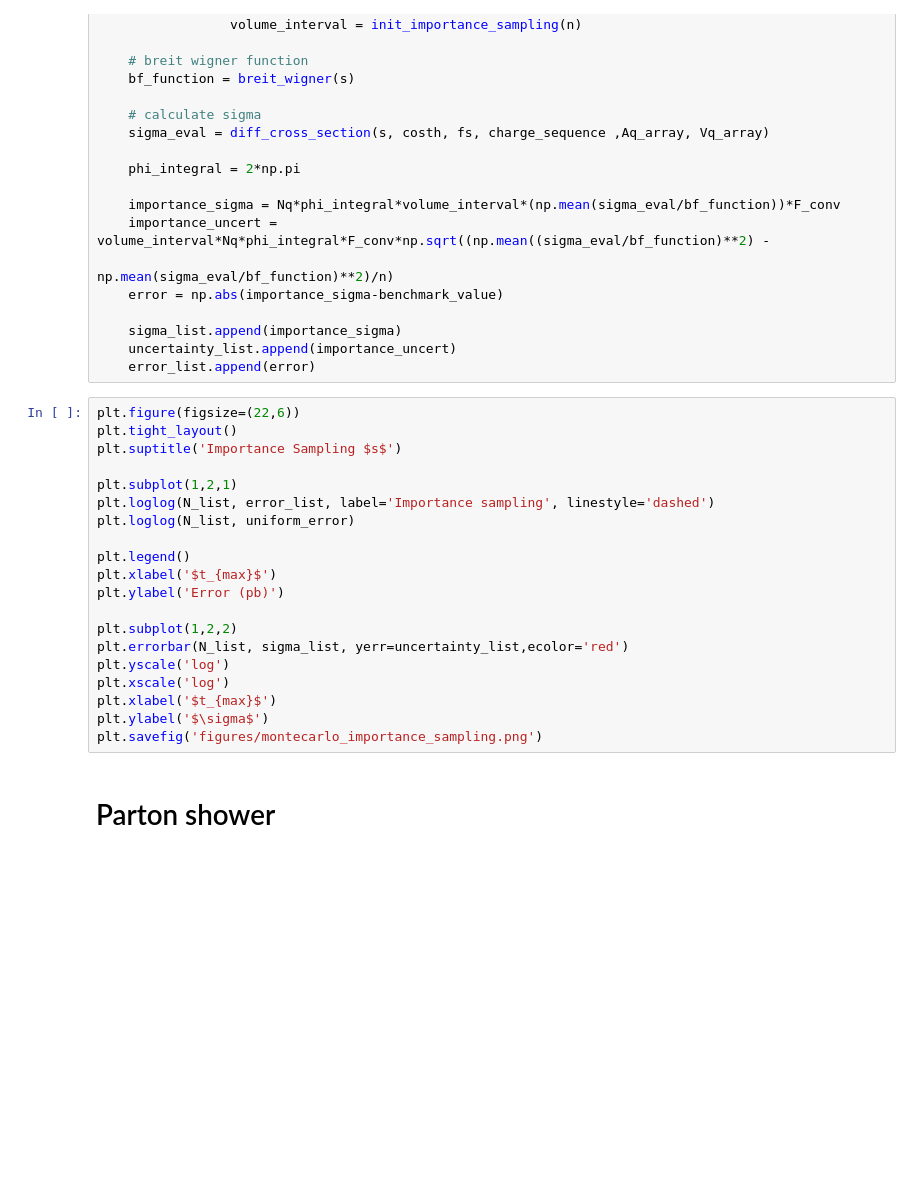
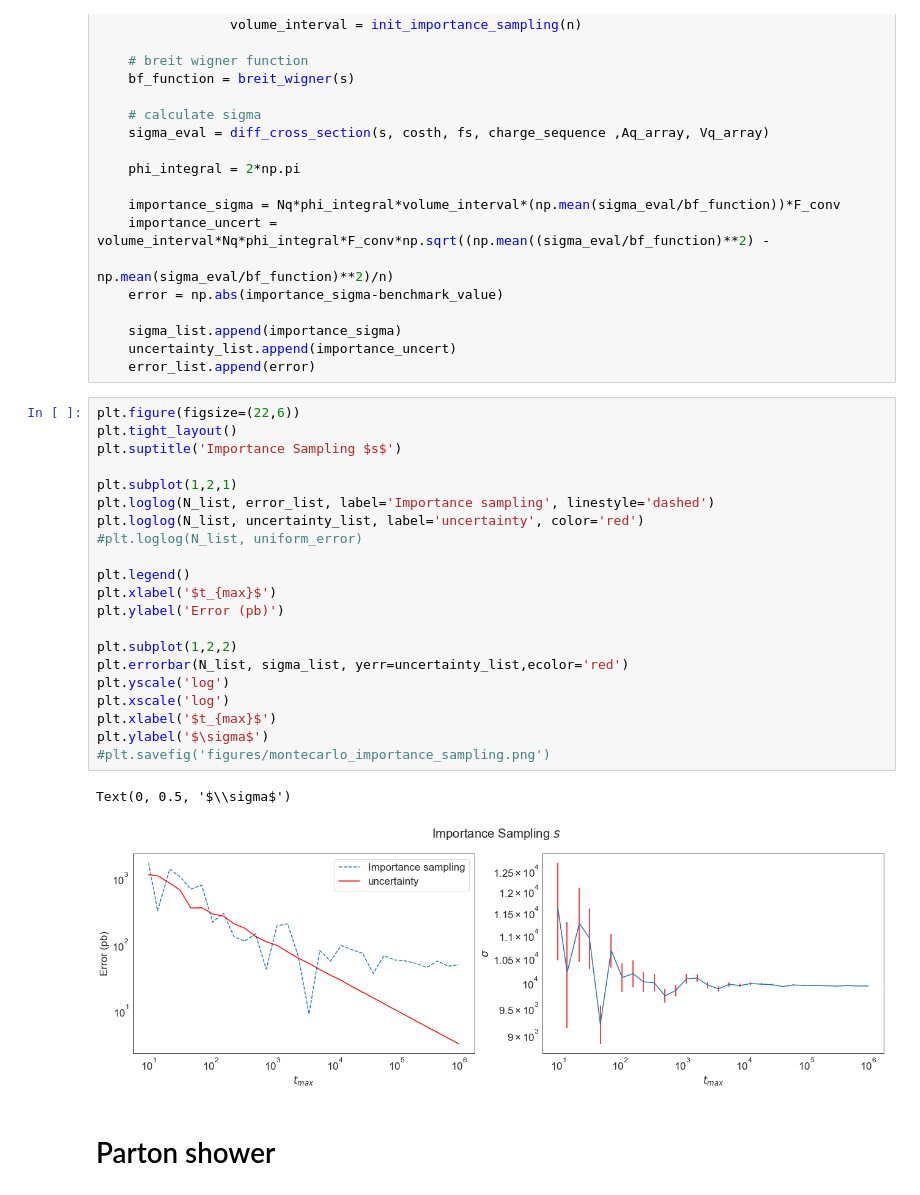
Before and after one commit to Ssalazar12/Physics, a Jupyter notebook: montecarlo_qcd/problem_1_montecarlo.ipynb, the cells around one changed output. Cells and saved outputs as stored; diff of their text form; blank space fills up the shorter version.

```diff
--- a/montecarlo_qcd/problem_1_montecarlo.ipynb
+++ b/montecarlo_qcd/problem_1_montecarlo.ipynb
@@ -479,23 +513,27 @@ for n in N_list:
 # %%
 plt.figure(figsize=(22,6))
 plt.tight_layout()
 plt.suptitle('Importance Sampling $s$')
 
 plt.subplot(1,2,1)
 plt.loglog(N_list, error_list, label='Importance sampling', linestyle='dashed')
-plt.loglog(N_list, uniform_error)
+plt.loglog(N_list, uncertainty_list, label='uncertainty', color='red')
+#plt.loglog(N_list, uniform_error)
 
 plt.legend()
 plt.xlabel('$t_{max}$')
 plt.ylabel('Error (pb)')
 
 plt.subplot(1,2,2)
 plt.errorbar(N_list, sigma_list, yerr=uncertainty_list,ecolor='red')
 plt.yscale('log')
 plt.xscale('log')
 plt.xlabel('$t_{max}$')
 plt.ylabel('$\sigma$')
-plt.savefig('figures/montecarlo_importance_sampling.png')
+#plt.savefig('figures/montecarlo_importance_sampling.png')
+# %% [output]
+Text(0, 0.5, '$\\sigma$')
+[figure, added]
 # %% [markdown]
 # Parton shower
 # %%
```
Also changed, not shown: parts of 14 cells of this notebook, 10 other files.
